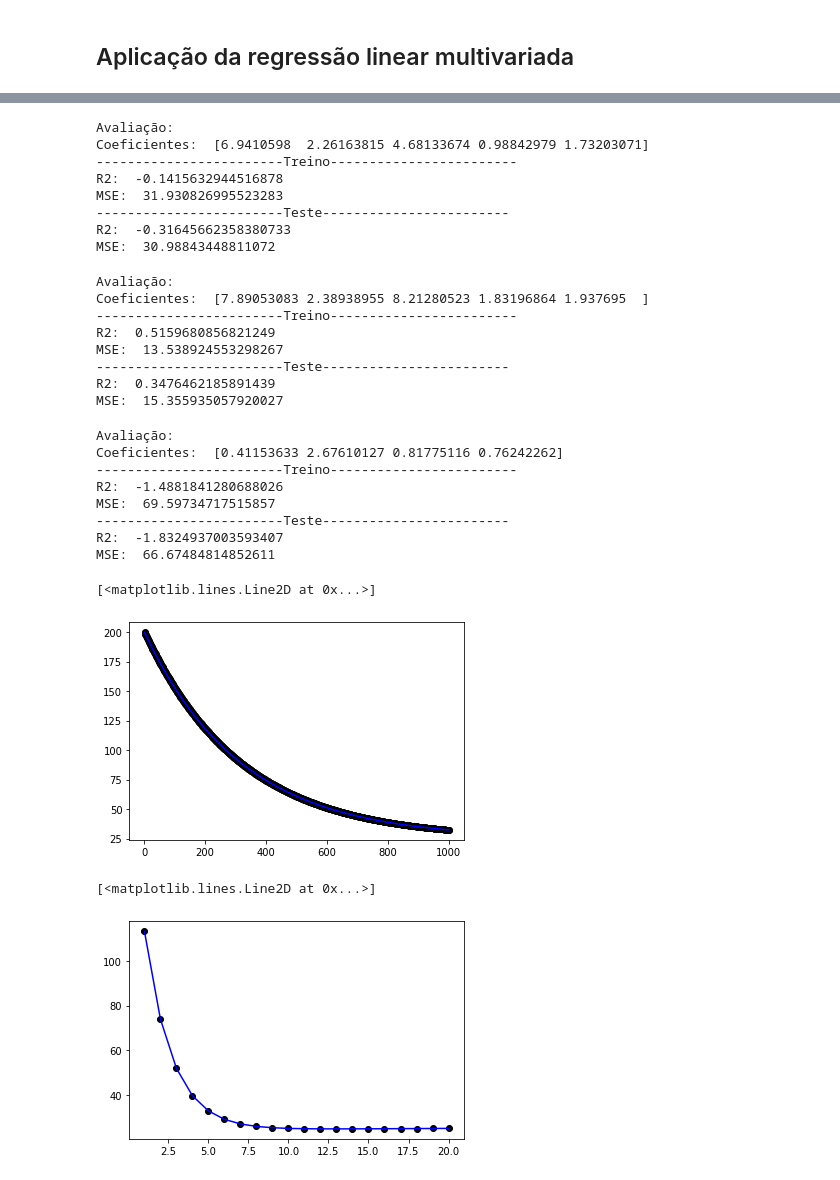
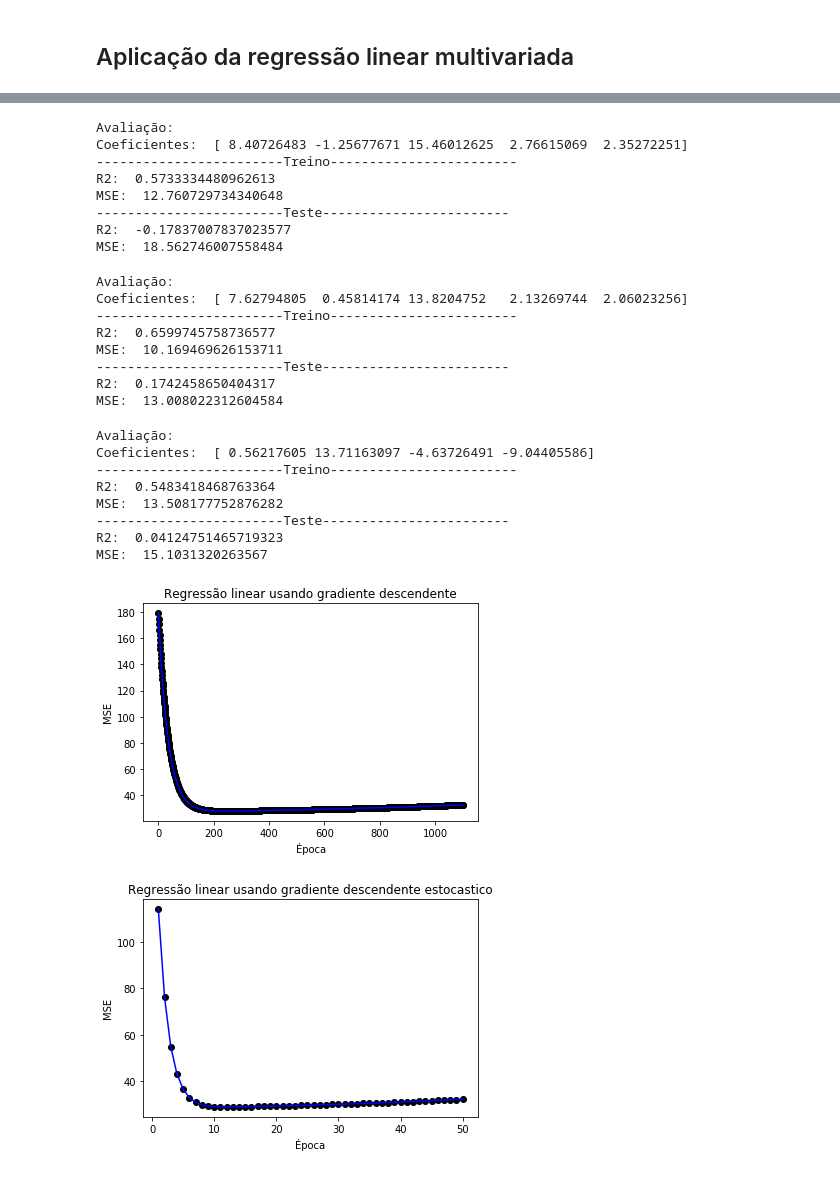
Before and after one commit to RobsonT/Atividades-machine-learning, a Jupyter notebook: Atividade 1/main.ipynb, the cells around one changed output, grey strips where cells are left out. Drawn from its saved outputs; the diff is of its cells as text; code cells hidden in the pictures.

```diff
--- a/Atividade 1/main.ipynb
+++ b/Atividade 1/main.ipynb
@@ -122,9 +125,9 @@ X_train, X_test, y_train, y_test = train_test_split(X, y, shuffle=True, test_siz
 ## Aplicação da regressão linear multivariada
 # %%
 model5 = MLR()
-model6 = MLRGD(learning_rate=0.001, epochs=1000, save_epoch_mse=True)
-model7 = MLRSGD(learning_rate=0.001, epochs=20, save_epoch_mse=True)
-model8 = RMLR(learning_rate=0.001, epochs=500, _lambda = 1, save_epoch_mse=False)
+model6 = MLRGD(learning_rate=0.009, epochs=1100, save_epoch_mse=True)
+model7 = MLRSGD(learning_rate=0.001, epochs=50, save_epoch_mse=True)
+model8 = RMLR(learning_rate=0.1, epochs=1000, _lambda = 1, save_epoch_mse=False)
 metrics = Metrics()
 # %%
 model5.fit(X_train, y_train)
@@ -161,13 +164,13 @@ print("R2: ", metrics.R2(y_test, y_test_predict))
 print("MSE: ", metrics.MSE(y_test, y_test_predict))
 # %% [output]
 Avaliação:
-Coeficientes:  [6.9410598  2.26163815 4.68133674 0.98842979 1.73203071]
+Coeficientes:  [ 8.40726483 -1.25677671 15.46012625  2.76615069  2.35272251]
 ------------------------Treino------------------------
-R2:  -0.1415632944516878
-MSE:  31.930826995523283
+R2:  0.5733334480962613
+MSE:  12.760729734340648
 ------------------------Teste------------------------
-R2:  -0.31645662358380733
-MSE:  30.98843448811072
+R2:  -0.17837007837023577
+MSE:  18.562746007558484
 # %%
 model7.fit(X_train, y_train)
 y_train_predict = model7.predict(X_train)
@@ -182,13 +185,13 @@ print("R2: ", metrics.R2(y_test, y_test_predict))
 print("MSE: ", metrics.MSE(y_test, y_test_predict))
 # %% [output]
 Avaliação:
-Coeficientes:  [7.89053083 2.38938955 8.21280523 1.83196864 1.937695  ]
+Coeficientes:  [ 7.62794805  0.45814174 13.8204752   2.13269744  2.06023256]
 ------------------------Treino------------------------
-R2:  0.5159680856821249
-MSE:  13.538924553298267
+R2:  0.6599745758736577
+MSE:  10.169469626153711
 ------------------------Teste------------------------
-R2:  0.3476462185891439
-MSE:  15.355935057920027
+R2:  0.1742458650404317
+MSE:  13.008022312604584
 # %%
 model8.fit(X_train, y_train)
 y_train_predict = model8.predict(X_train)
@@ -203,22 +206,30 @@ print("R2: ", metrics.R2(y_test, y_test_predict))
 print("MSE: ", metrics.MSE(y_test, y_test_predict))
 # %% [output]
 Avaliação:
-Coeficientes:  [0.41153633 2.67610127 0.81775116 0.76242262]
+Coeficientes:  [ 0.56217605 13.71163097 -4.63726491 -9.04405586]
 ------------------------Treino------------------------
-R2:  -1.4881841280688026
-MSE:  69.59734717515857
+R2:  0.5483418468763364
+MSE:  13.508177752876282
 ------------------------Teste------------------------
-R2:  -1.8324937003593407
-MSE:  66.67484814852611
+R2:  0.04124751465719323
+MSE:  15.1031320263567
 # %%
 plt.scatter(range(1,model6.epochs+1), model6.mse, color='black')
 plt.plot(range(1,model6.epochs+1), model6.mse, color='blue')
+
+plt.title("Regressão linear usando gradiente descendente")
+plt.xlabel("Época")
+plt.ylabel("MSE")
+plt.show()
 # %% [output]
-[<matplotlib.lines.Line2D at 0x...>]
-[figure, old version]
+[figure, new version]
 # %%
 plt.scatter(range(1,model7.epochs+1), model7.mse, color='black')
 plt.plot(range(1,model7.epochs+1), model7.mse, color='blue')
+
+plt.title("Regressão linear usando gradiente descendente estocastico")
+plt.xlabel("Época")
+plt.ylabel("MSE")
+plt.show()
 # %% [output]
-[<matplotlib.lines.Line2D at 0x...>]
-[figure, old version]
+[figure, new version]
```
Also changed, not shown: parts of 10 cells of this notebook, 1 other file.
